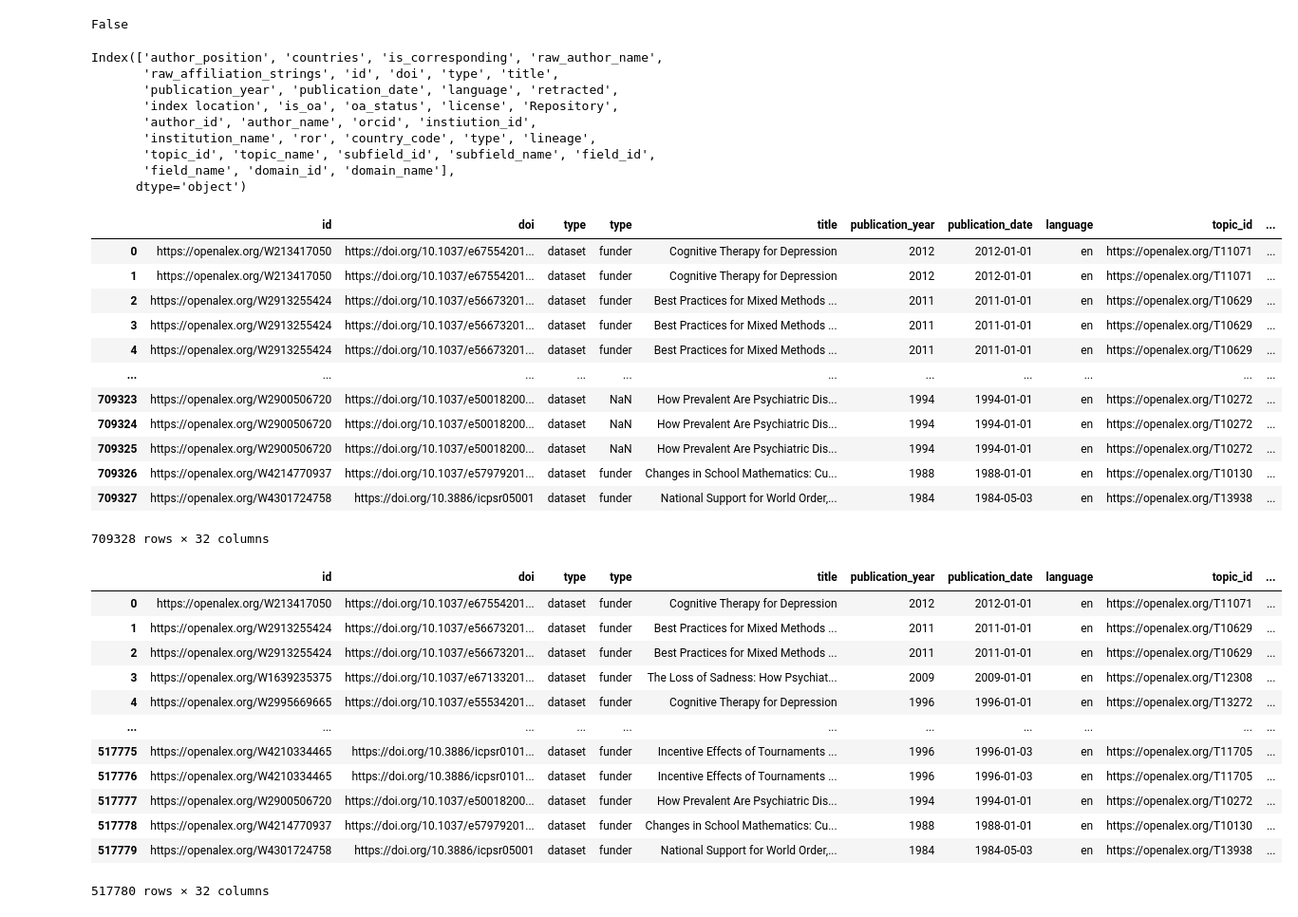
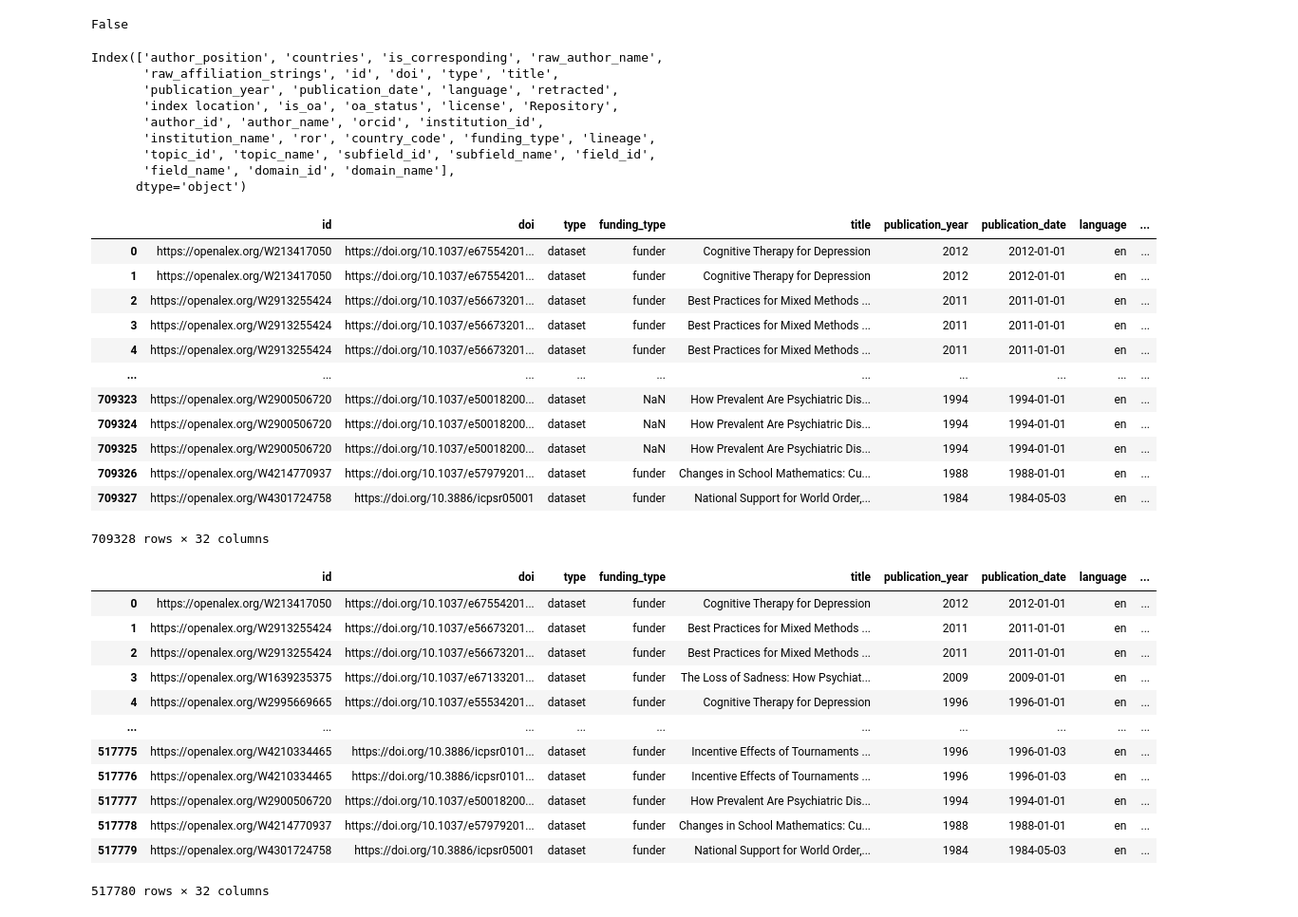
Before and after one commit to senderrr/OpenAlex, a Jupyter notebook: OpenAlex.ipynb, the cells around one changed output. Shown at 95% size. Saved outputs shown, nothing was run; the diff lists cells and outputs as text; code cells hidden in the pictures.

Commit message:
Fixed funding type column

```diff
--- a/OpenAlex.ipynb
+++ b/OpenAlex.ipynb
@@ -286,7 +286,7 @@ institution_df['lineage'] = institution_df['lineage'].str[0]
 institution_df
 
 # rename columns
-institution_df = institution_df.rename(columns={'id': 'instiution_id', 'display_name': 'institution_name'})
+institution_df = institution_df.rename(columns={'id': 'institution_id', 'display_name': 'institution_name', 'type': 'funding_type'})
 # %%
 # remove duplicate indices
 institution_df = institution_df[~institution_df.index.duplicated(keep='first')]
@@ -568,33 +534,33 @@ Index(['author_position', 'countries', 'is_corresponding', 'raw_author_name',
        'raw_affiliation_strings', 'id', 'doi', 'type', 'title',
        'publication_year', 'publication_date', 'language', 'retracted',
        'index location', 'is_oa', 'oa_status', 'license', 'Repository',
-       'author_id', 'author_name', 'orcid', 'instiution_id',
-       'institution_name', 'ror', 'country_code', 'type', 'lineage',
+       'author_id', 'author_name', 'orcid', 'institution_id',
+       'institution_name', 'ror', 'country_code', 'funding_type', 'lineage',
        'topic_id', 'topic_name', 'subfield_id', 'subfield_name', 'field_id',
        'field_name', 'domain_id', 'domain_name'],
       dtype='object')
 # %%
-unnested_df = unnested_df[['id', 'doi', 'type', 'title', 'publication_year',
+unnested_df = unnested_df[['id', 'doi', 'type', 'funding_type', 'title', 'publication_year',
        'publication_date', 'language', 'topic_id', 'topic_name', 'subfield_id',
        'subfield_name', 'field_id', 'field_name', 'domain_id', 'domain_name', 'retracted', 'index location',
        'Repository', 'is_oa', 'oa_status', 'license', 'author_id',
        'author_name', 'author_position', 'orcid',
-       'instiution_id', 'institution_name', 'raw_affiliation_strings',  'country_code', 'ror',
+       'institution_id', 'institution_name', 'raw_affiliation_strings',  'country_code', 'ror',
         'lineage']]
 unnested_df
 # %% [output]
-|  | id | doi | type | type | title | publication_year | publication_date | language | topic_id | ... |
-| 0 | https://openalex.org/W213417050 | https://doi.org/10.1037/e67554201... | dataset | funder | Cognitive Therapy for Depression | 2012 | 2012-01-01 | en | https://openalex.org/T11071 | ... |
-| 1 | https://openalex.org/W213417050 | https://doi.org/10.1037/e67554201... | dataset | funder | Cognitive Therapy for Depression | 2012 | 2012-01-01 | en | https://openalex.org/T11071 | ... |
-| 2 | https://openalex.org/W2913255424 | https://doi.org/10.1037/e56673201... | dataset | funder | Best Practices for Mixed Methods ... | 2011 | 2011-01-01 | en | https://openalex.org/T10629 | ... |
-| 3 | https://openalex.org/W2913255424 | https://doi.org/10.1037/e56673201... | dataset | funder | Best Practices for Mixed Methods ... | 2011 | 2011-01-01 | en | https://openalex.org/T10629 | ... |
-| 4 | https://openalex.org/W2913255424 | https://doi.org/10.1037/e56673201... | dataset | funder | Best Practices for Mixed Methods ... | 2011 | 2011-01-01 | en | https://openalex.org/T10629 | ... |
-| ... | ... | ... | ... | ... | ... | ... | ... | ... | ... | ... |
-| 709323 | https://openalex.org/W2900506720 | https://doi.org/10.1037/e50018200... | dataset | NaN | How Prevalent Are Psychiatric Dis... | 1994 | 1994-01-01 | en | https://openalex.org/T10272 | ... |
-| 709324 | https://openalex.org/W2900506720 | https://doi.org/10.1037/e50018200... | dataset | NaN | How Prevalent Are Psychiatric Dis... | 1994 | 1994-01-01 | en | https://openalex.org/T10272 | ... |
-| 709325 | https://openalex.org/W2900506720 | https://doi.org/10.1037/e50018200... | dataset | NaN | How Prevalent Are Psychiatric Dis... | 1994 | 1994-01-01 | en | https://openalex.org/T10272 | ... |
-| 709326 | https://openalex.org/W4214770937 | https://doi.org/10.1037/e57979201... | dataset | funder | Changes in School Mathematics: Cu... | 1988 | 1988-01-01 | en | https://openalex.org/T10130 | ... |
-| 709327 | https://openalex.org/W4301724758 | https://doi.org/10.3886/icpsr05001 | dataset | funder | National Support for World Order,... | 1984 | 1984-05-03 | en | https://openalex.org/T13938 | ... |
+|  | id | doi | type | funding_type | title | publication_year | publication_date | language | ... |
+| 0 | https://openalex.org/W213417050 | https://doi.org/10.1037/e67554201... | dataset | funder | Cognitive Therapy for Depression | 2012 | 2012-01-01 | en | ... |
+| 1 | https://openalex.org/W213417050 | https://doi.org/10.1037/e67554201... | dataset | funder | Cognitive Therapy for Depression | 2012 | 2012-01-01 | en | ... |
+| 2 | https://openalex.org/W2913255424 | https://doi.org/10.1037/e56673201... | dataset | funder | Best Practices for Mixed Methods ... | 2011 | 2011-01-01 | en | ... |
+| 3 | https://openalex.org/W2913255424 | https://doi.org/10.1037/e56673201... | dataset | funder | Best Practices for Mixed Methods ... | 2011 | 2011-01-01 | en | ... |
+| 4 | https://openalex.org/W2913255424 | https://doi.org/10.1037/e56673201... | dataset | funder | Best Practices for Mixed Methods ... | 2011 | 2011-01-01 | en | ... |
+| ... | ... | ... | ... | ... | ... | ... | ... | ... | ... |
+| 709323 | https://openalex.org/W2900506720 | https://doi.org/10.1037/e50018200... | dataset | NaN | How Prevalent Are Psychiatric Dis... | 1994 | 1994-01-01 | en | ... |
+| 709324 | https://openalex.org/W2900506720 | https://doi.org/10.1037/e50018200... | dataset | NaN | How Prevalent Are Psychiatric Dis... | 1994 | 1994-01-01 | en | ... |
+| 709325 | https://openalex.org/W2900506720 | https://doi.org/10.1037/e50018200... | dataset | NaN | How Prevalent Are Psychiatric Dis... | 1994 | 1994-01-01 | en | ... |
+| 709326 | https://openalex.org/W4214770937 | https://doi.org/10.1037/e57979201... | dataset | funder | Changes in School Mathematics: Cu... | 1988 | 1988-01-01 | en | ... |
+| 709327 | https://openalex.org/W4301724758 | https://doi.org/10.3886/icpsr05001 | dataset | funder | National Support for World Order,... | 1984 | 1984-05-03 | en | ... |
 709328 rows × 32 columns
 # %%
 # subset to ror ids
@@ -607,18 +573,18 @@ ror_df = unnested_df[(unnested_df['ror'] == 'https://ror.org/0190ak572') | (unne
                                             | (unnested_df['ror'] == 'https://ror.org/05fs6jp91') | (unnested_df['ror'] == 'https://ror.org/043mer456')].reset_index(drop=True)
 ror_df
 # %% [output]
-|  | id | doi | type | type | title | publication_year | publication_date | language | topic_id | ... |
-| 0 | https://openalex.org/W213417050 | https://doi.org/10.1037/e67554201... | dataset | funder | Cognitive Therapy for Depression | 2012 | 2012-01-01 | en | https://openalex.org/T11071 | ... |
-| 1 | https://openalex.org/W2913255424 | https://doi.org/10.1037/e56673201... | dataset | funder | Best Practices for Mixed Methods ... | 2011 | 2011-01-01 | en | https://openalex.org/T10629 | ... |
-| 2 | https://openalex.org/W2913255424 | https://doi.org/10.1037/e56673201... | dataset | funder | Best Practices for Mixed Methods ... | 2011 | 2011-01-01 | en | https://openalex.org/T10629 | ... |
-| 3 | https://openalex.org/W1639235375 | https://doi.org/10.1037/e67133201... | dataset | funder | The Loss of Sadness: How Psychiat... | 2009 | 2009-01-01 | en | https://openalex.org/T12308 | ... |
-| 4 | https://openalex.org/W2995669665 | https://doi.org/10.1037/e55534201... | dataset | funder | Cognitive Therapy for Depression | 1996 | 1996-01-01 | en | https://openalex.org/T13272 | ... |
-| ... | ... | ... | ... | ... | ... | ... | ... | ... | ... | ... |
-| 517775 | https://openalex.org/W4210334465 | https://doi.org/10.3886/icpsr0101... | dataset | funder | Incentive Effects of Tournaments ... | 1996 | 1996-01-03 | en | https://openalex.org/T11705 | ... |
-| 517776 | https://openalex.org/W4210334465 | https://doi.org/10.3886/icpsr0101... | dataset | funder | Incentive Effects of Tournaments ... | 1996 | 1996-01-03 | en | https://openalex.org/T11705 | ... |
-| 517777 | https://openalex.org/W2900506720 | https://doi.org/10.1037/e50018200... | dataset | funder | How Prevalent Are Psychiatric Dis... | 1994 | 1994-01-01 | en | https://openalex.org/T10272 | ... |
-| 517778 | https://openalex.org/W4214770937 | https://doi.org/10.1037/e57979201... | dataset | funder | Changes in School Mathematics: Cu... | 1988 | 1988-01-01 | en | https://openalex.org/T10130 | ... |
-| 517779 | https://openalex.org/W4301724758 | https://doi.org/10.3886/icpsr05001 | dataset | funder | National Support for World Order,... | 1984 | 1984-05-03 | en | https://openalex.org/T13938 | ... |
+|  | id | doi | type | funding_type | title | publication_year | publication_date | language | ... |
+| 0 | https://openalex.org/W213417050 | https://doi.org/10.1037/e67554201... | dataset | funder | Cognitive Therapy for Depression | 2012 | 2012-01-01 | en | ... |
+| 1 | https://openalex.org/W2913255424 | https://doi.org/10.1037/e56673201... | dataset | funder | Best Practices for Mixed Methods ... | 2011 | 2011-01-01 | en | ... |
+| 2 | https://openalex.org/W2913255424 | https://doi.org/10.1037/e56673201... | dataset | funder | Best Practices for Mixed Methods ... | 2011 | 2011-01-01 | en | ... |
+| 3 | https://openalex.org/W1639235375 | https://doi.org/10.1037/e67133201... | dataset | funder | The Loss of Sadness: How Psychiat... | 2009 | 2009-01-01 | en | ... |
+| 4 | https://openalex.org/W2995669665 | https://doi.org/10.1037/e55534201... | dataset | funder | Cognitive Therapy for Depression | 1996 | 1996-01-01 | en | ... |
+| ... | ... | ... | ... | ... | ... | ... | ... | ... | ... |
+| 517775 | https://openalex.org/W4210334465 | https://doi.org/10.3886/icpsr0101... | dataset | funder | Incentive Effects of Tournaments ... | 1996 | 1996-01-03 | en | ... |
+| 517776 | https://openalex.org/W4210334465 | https://doi.org/10.3886/icpsr0101... | dataset | funder | Incentive Effects of Tournaments ... | 1996 | 1996-01-03 | en | ... |
+| 517777 | https://openalex.org/W2900506720 | https://doi.org/10.1037/e50018200... | dataset | funder | How Prevalent Are Psychiatric Dis... | 1994 | 1994-01-01 | en | ... |
+| 517778 | https://openalex.org/W4214770937 | https://doi.org/10.1037/e57979201... | dataset | funder | Changes in School Mathematics: Cu... | 1988 | 1988-01-01 | en | ... |
+| 517779 | https://openalex.org/W4301724758 | https://doi.org/10.3886/icpsr05001 | dataset | funder | National Support for World Order,... | 1984 | 1984-05-03 | en | ... |
 517780 rows × 32 columns
 # %%
 unnested_df.to_csv('DCNAuthorsOpenAlexData.csv')
```
Also changed, not shown: parts of 6 cells of this notebook.
